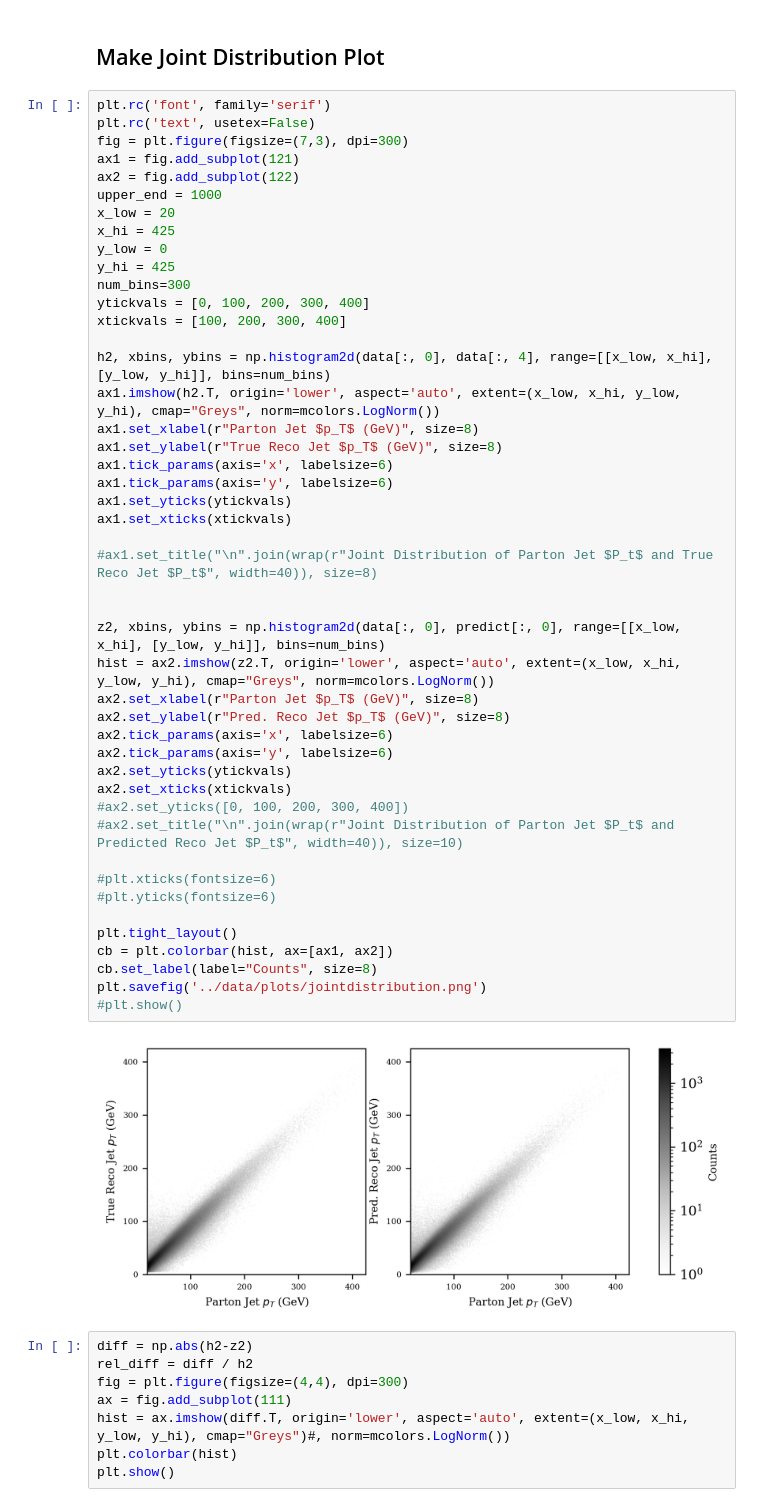
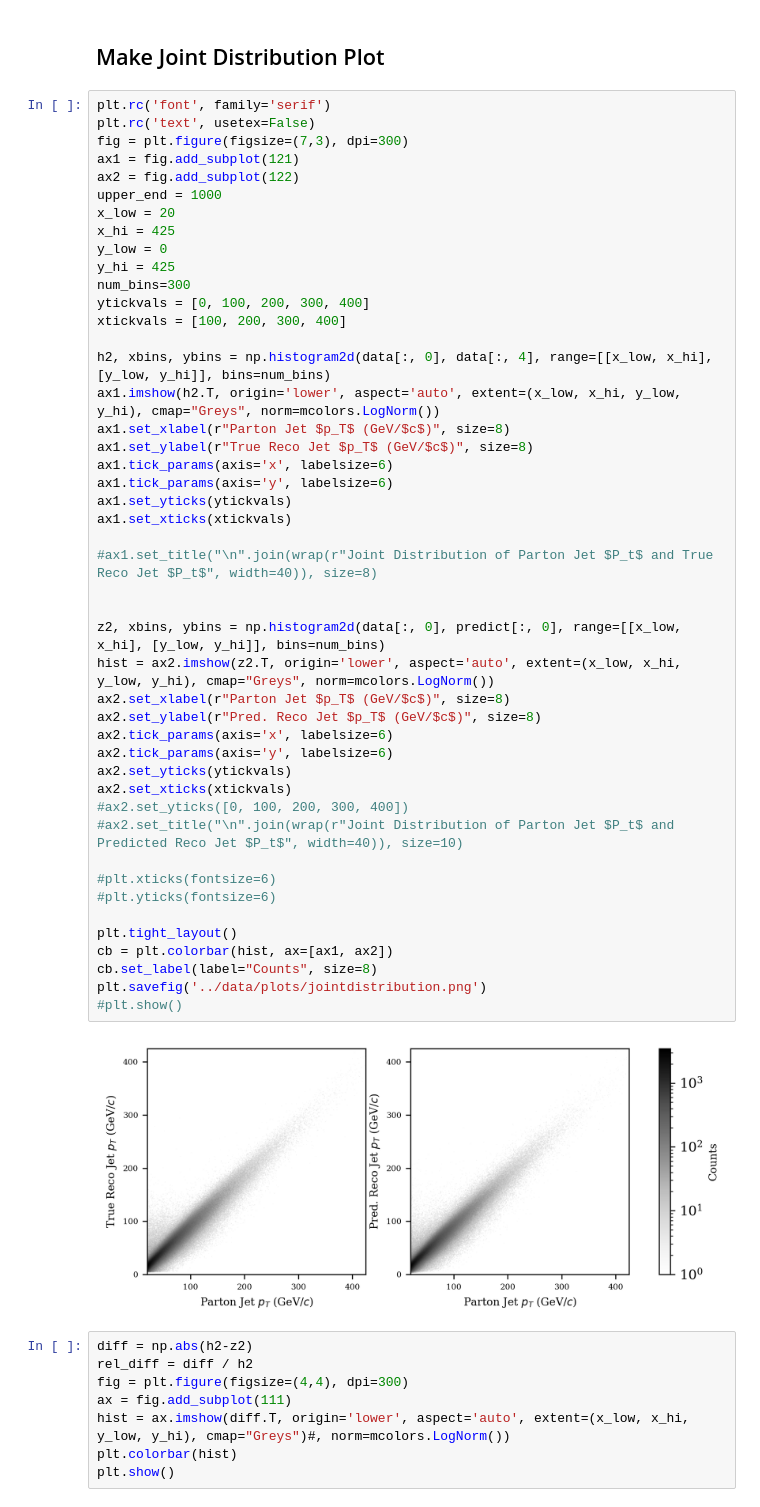
Before and after one commit to jblue1/falcon, a Jupyter notebook: notebooks/makePlots.ipynb, the cells around one changed output. Cells and saved outputs as stored; diff of their text form.

```diff
--- a/notebooks/makePlots.ipynb
+++ b/notebooks/makePlots.ipynb
@@ -98,38 +102,38 @@ ytickvals = [0, 100, 200, 300, 400]
 xtickvals = [100, 200, 300, 400]
 
 h2, xbins, ybins = np.histogram2d(data[:, 0], data[:, 4], range=[[x_low, x_hi], [y_low, y_hi]], bins=num_bins)
 ax1.imshow(h2.T, origin='lower', aspect='auto', extent=(x_low, x_hi, y_low, y_hi), cmap="Greys", norm=mcolors.LogNorm())
-ax1.set_xlabel(r"Parton Jet $p_T$ (GeV)", size=8)
-ax1.set_ylabel(r"True Reco Jet $p_T$ (GeV)", size=8)
+ax1.set_xlabel(r"Parton Jet $p_T$ (GeV/$c$)", size=8)
+ax1.set_ylabel(r"True Reco Jet $p_T$ (GeV/$c$)", size=8)
 ax1.tick_params(axis='x', labelsize=6)
 ax1.tick_params(axis='y', labelsize=6)
 ax1.set_yticks(ytickvals)
 ax1.set_xticks(xtickvals)
 
 #ax1.set_title("\n".join(wrap(r"Joint Distribution of Parton Jet $P_t$ and True Reco Jet $P_t$", width=40)), size=8)
 
 
 z2, xbins, ybins = np.histogram2d(data[:, 0], predict[:, 0], range=[[x_low, x_hi], [y_low, y_hi]], bins=num_bins)
 hist = ax2.imshow(z2.T, origin='lower', aspect='auto', extent=(x_low, x_hi, y_low, y_hi), cmap="Greys", norm=mcolors.LogNorm())
-ax2.set_xlabel(r"Parton Jet $p_T$ (GeV)", size=8)
-ax2.set_ylabel(r"Pred. Reco Jet $p_T$ (GeV)", size=8)
+ax2.set_xlabel(r"Parton Jet $p_T$ (GeV/$c$)", size=8)
+ax2.set_ylabel(r"Pred. Reco Jet $p_T$ (GeV/$c$)", size=8)
 ax2.tick_params(axis='x', labelsize=6)
 ax2.tick_params(axis='y', labelsize=6)
 ax2.set_yticks(ytickvals)
 ax2.set_xticks(xtickvals)
 #ax2.set_yticks([0, 100, 200, 300, 400])
 #ax2.set_title("\n".join(wrap(r"Joint Distribution of Parton Jet $P_t$ and Predicted Reco Jet $P_t$", width=40)), size=10)
 
 #plt.xticks(fontsize=6)
 #plt.yticks(fontsize=6)
 
 plt.tight_layout()
 cb = plt.colorbar(hist, ax=[ax1, ax2])
 cb.set_label(label="Counts", size=8)
 plt.savefig('../data/plots/jointdistribution.png')
 #plt.show()
 # %% [output]
-[figure, old version]
+[figure, new version]
 # %%
 diff = np.abs(h2-z2)
 rel_diff = diff / h2
```
Also changed, not shown: parts of 16 cells of this notebook, 1 other file.
